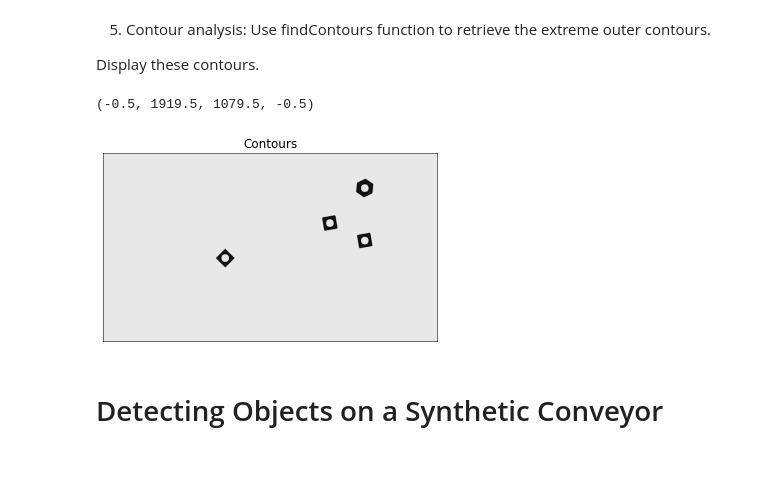
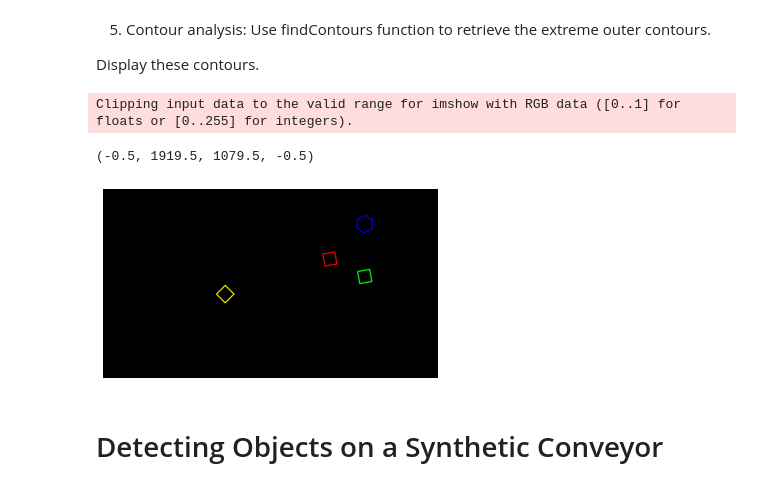
Before and after one commit to SenuriMR/EN2550---Fundamentals-of-Image-Processing-and-Machine-Vision, a Jupyter notebook: Assignment 3/Assignment_3.ipynb, the cells around one changed output. Cells and saved outputs as stored; diff of their text form; code cells hidden in the pictures.

```diff
--- a/Assignment 3/Assignment_3.ipynb
+++ b/Assignment 3/Assignment_3.ipynb
@@ -147,19 +180,28 @@ Centroids
 5. Contour analysis: Use findContours function to retrieve the extreme outer contours.
 
 Display these contours.
-# %%
-# Your code here.
-contours, hierarchy = cv.findContours(th3, cv.RETR_TREE, cv.CHAIN_APPROX_SIMPLE)
-img = cv.drawContours(img3, contours, -1, (0,255,0), 3)
-
-fig,ax = plt.subplots()
-
-ax.set_title('Contours')
-ax.imshow(cv.cvtColor(img, cv.COLOR_BGR2RGB))
-ax.axis('off')
-# %% [output]
-(-0.5, 1919.5, 1079.5, -0.5)
-[figure, removed]
+# %%
+# Your code here.
+img = np.zeros((conveyor_f100.shape[0],conveyor_f100.shape[1],conveyor_f100.shape[2]))
+
+imgn3 = cv.bitwise_not(img3)
+
+ret3,th3 = cv.threshold(img3,100,255,cv.THRESH_BINARY_INV)
+contours3, hierarchy3 = cv.findContours(th3, cv.RETR_EXTERNAL, cv.CHAIN_APPROX_SIMPLE)
+
+cv.drawContours(img, [contours3[0]], 0, (127,127,0), 5)
+cv.drawContours(img, [contours3[1]], 0, (0,255,0), 5)
+cv.drawContours(img, [contours3[2]], 0, (255,0,0), 5)
+cv.drawContours(img, [contours3[3]], 0, (0,0,255), 5)
+
+fig,ax = plt.subplots()
+
+ax.imshow(img)
+ax.axis('off')
+# %% [output]
+Clipping input data to the valid range for imshow with RGB data ([0..1] for floats or [0..255] for integers).
+(-0.5, 1919.5, 1079.5, -0.5)
+[figure, added]
 # %% [markdown]
 # Detecting Objects on a Synthetic Conveyor
 # %% [markdown]
```
Also changed, not shown: parts of 4 cells of this notebook, 1 other file.
